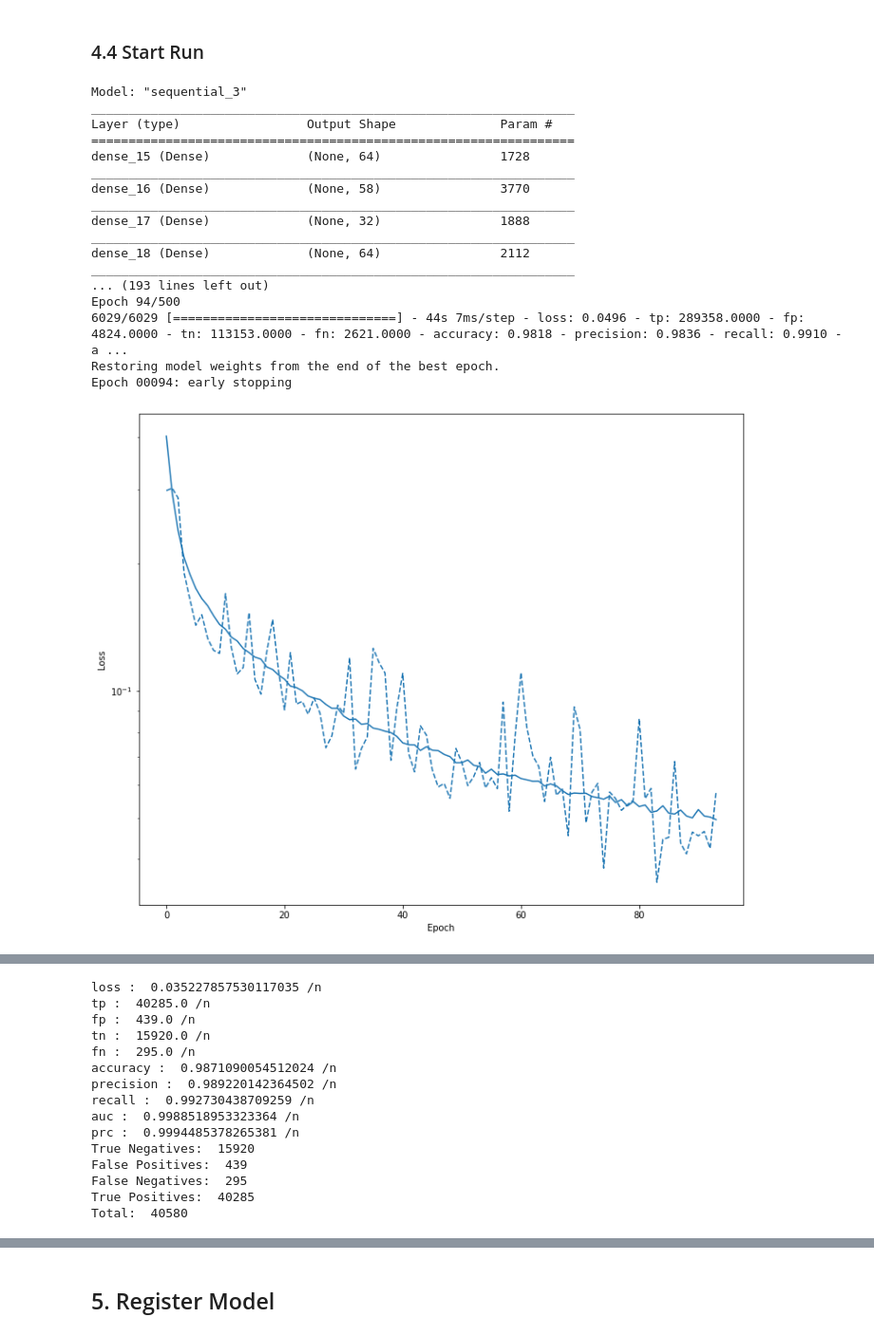
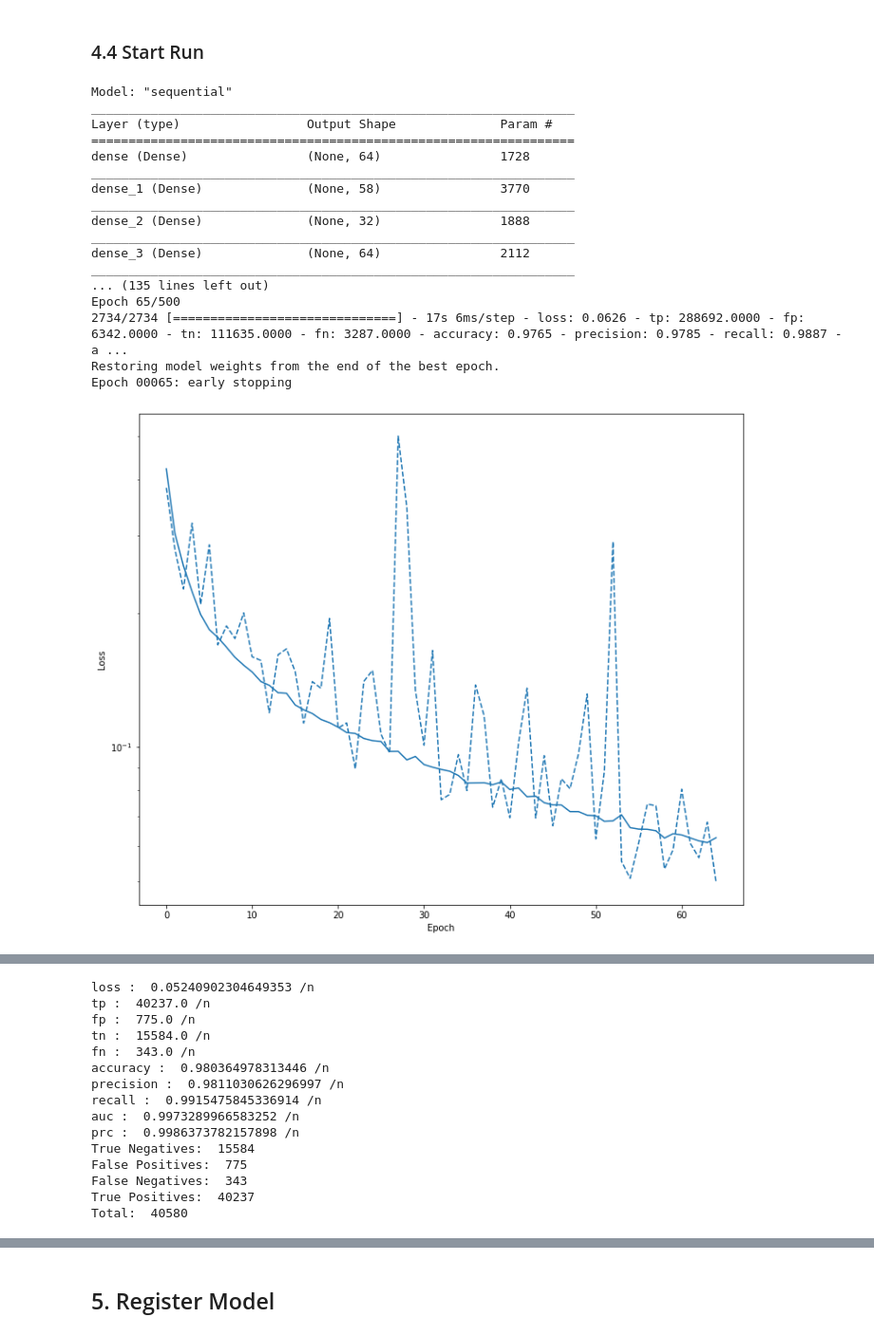
Before and after one commit to digitacs/4dv652-ml, a Jupyter notebook: notebooks/assignment13/dense_model_problemB_posenet.ipynb, the cells around one changed output, grey strips where cells are left out. Shown at 95% size. Drawn from its saved outputs; the diff is of its cells as text; code cells hidden in the pictures.

```diff
--- a/notebooks/assignment13/dense_model_problemB_posenet.ipynb
+++ b/notebooks/assignment13/dense_model_problemB_posenet.ipynb
@@ -341,7 +290,7 @@ def plot_prc(name, labels, predictions, **kwargs):
 ### 4.3 Configurations
 # %%
 EPOCHS = 500
-BATCH_SIZE = 68
+BATCH_SIZE = 150
 
 input_dim = X_train.shape[1]
 output_size = 1
@@ -363,7 +312,7 @@ LAYERS = [
 # %% [markdown]
 ### 4.4 Start Run
 # %%
-model_name = 'dense_model_posenet'
+model_name = 'dense_model_posenet_good/bad'
 
 with mlflow.start_run(run_name=model_name) as run:
 
@@ -423,40 +372,41 @@ with mlflow.start_run(run_name=model_name) as run:
         plot_prc("Test Predictions", y_test, predictions_test, color=colors[0], linestyle='--')
         plt.legend(loc='lower right')
         plt.savefig("prc.jpg")
         mlflow.log_artifact("prc.jpg")
         plt.show()
 
         # Log model, scaler, model parameters to MLflow
         mlflow.log_param("units", units)
         mlflow.log_param("activation", activation)
         mlflow.log_param("kernel_initializer", kernel_initializer)
         mlflow.log_param("output activation", output_activation)
         mlflow.log_param("optimizer", optimizer)
         mlflow.log_param("learning rate", learning_rate)
         mlflow.log_param("batch size", BATCH_SIZE)
+        mlflow.log_param("epochs", early_stopping.stopped_epoch)
         mlflow.log_metric("accuracy", results[5])
         mlflow.log_metric("average precision score", results[6])
         mlflow.log_metric("recall", results[7])
         mlflow.log_metric("auc", results[8])
 
         mlflow.keras.log_model(model, model_name, signature=signature)
         mlflow.sklearn.log_model(scaler, 'InputScaler')
 # %% [output]
-Model: "sequential_3"
+Model: "sequential"
 _________________________________________________________________
 Layer (type)                 Output Shape              Param #
 =================================================================
-dense_15 (Dense)             (None, 64)                1728
+dense (Dense)                (None, 64)                1728
 _________________________________________________________________
-dense_16 (Dense)             (None, 58)                3770
+dense_1 (Dense)              (None, 58)                3770
 _________________________________________________________________
-dense_17 (Dense)             (None, 32)                1888
+dense_2 (Dense)              (None, 32)                1888
 _________________________________________________________________
-dense_18 (Dense)             (None, 64)                2112
+dense_3 (Dense)              (None, 64)                2112
 _________________________________________________________________
-... (193 lines left out)
-Epoch 94/500
-6029/6029 [==============================] - 44s 7ms/step - loss: 0.0496 - tp: 289358.0000 - fp: 4824.0000 - tn: 113153.0000 - fn: 2621.0000 - accuracy: 0.9818 - precision: 0.9836 - recall: 0.9910 - a ...
+... (135 lines left out)
+Epoch 65/500
+2734/2734 [==============================] - 17s 6ms/step - loss: 0.0626 - tp: 288692.0000 - fp: 6342.0000 - tn: 111635.0000 - fn: 3287.0000 - accuracy: 0.9765 - precision: 0.9785 - recall: 0.9887 - a ...
 Restoring model weights from the end of the best epoch.
-Epoch 00094: early stopping
+Epoch 00065: early stopping
-[figure, old version]
+[figure, new version]
@@ -464,16 +414,16 @@ Epoch 00094: early stopping
-loss :  0.035227857530117035 /n
-tp :  40285.0 /n
-fp :  439.0 /n
-tn :  15920.0 /n
-fn :  295.0 /n
-accuracy :  0.9871090054512024 /n
-precision :  0.989220142364502 /n
-recall :  0.992730438709259 /n
-auc :  0.9988518953323364 /n
-prc :  0.9994485378265381 /n
-True Negatives:  15920
-False Positives:  439
-False Negatives:  295
-True Positives:  40285
+loss :  0.05240902304649353 /n
+tp :  40237.0 /n
+fp :  775.0 /n
+tn :  15584.0 /n
+fn :  343.0 /n
+accuracy :  0.980364978313446 /n
+precision :  0.9811030626296997 /n
+recall :  0.9915475845336914 /n
+auc :  0.9973289966583252 /n
+prc :  0.9986373782157898 /n
+True Negatives:  15584
+False Positives:  775
+False Negatives:  343
+True Positives:  40237
 Total:  40580
 [figure]
```
Also changed, not shown: parts of 4 cells of this notebook.
